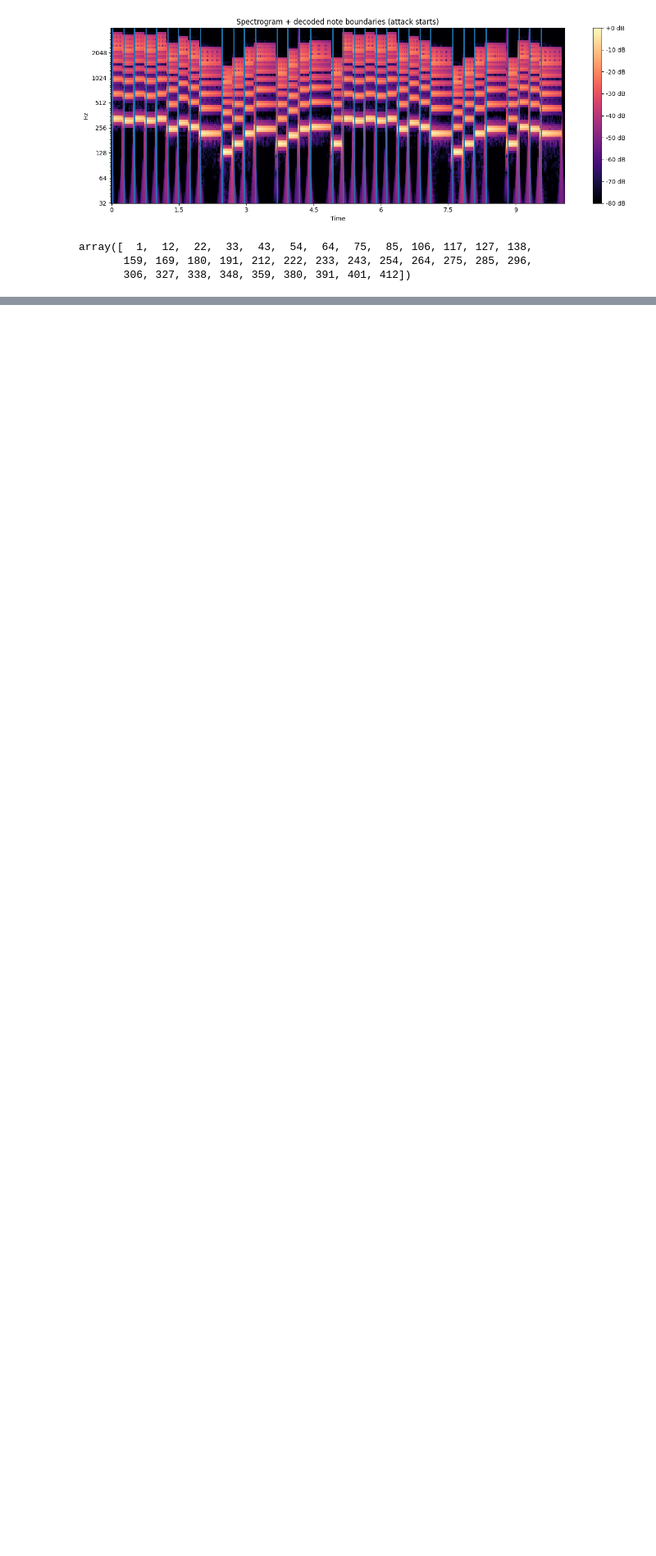
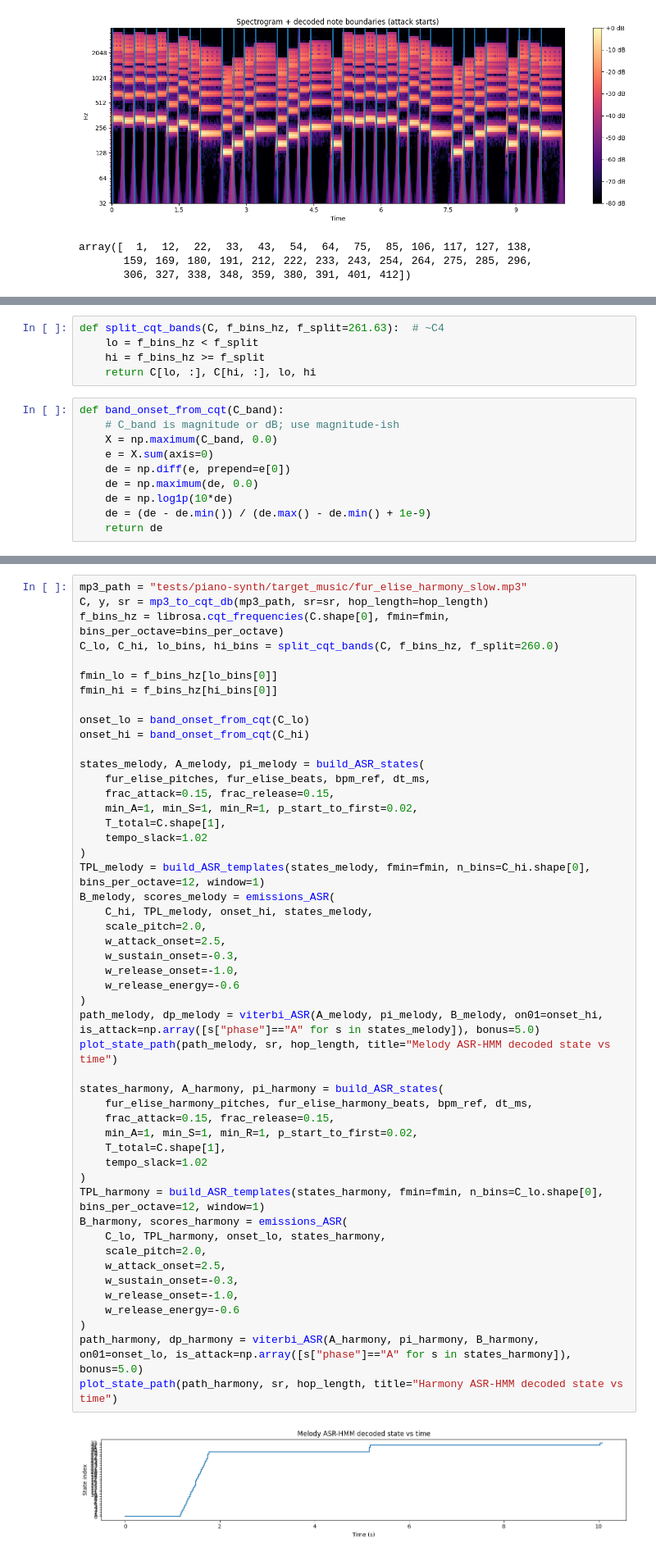
Before and after one commit to schakk34/piano_accuracy, a Jupyter notebook: HMM.ipynb, the cells around one changed output, grey strips where cells are left out. Shown at 82% size. Saved outputs shown, nothing was run; the diff lists cells and outputs as text; blank space fills up the shorter version.

```diff
--- a/HMM.ipynb
+++ b/HMM.ipynb
@@ -826,0 +833,15 @@ array([  1,  12,  22,  33,  43,  54,  64,  75,  85, 106, 117, 127, 138,
+# %%
+def split_cqt_bands(C, f_bins_hz, f_split=261.63):  # ~C4
+    lo = f_bins_hz < f_split
+    hi = f_bins_hz >= f_split
+    return C[lo, :], C[hi, :], lo, hi
+# %%
+def band_onset_from_cqt(C_band):
+    # C_band is magnitude or dB; use magnitude-ish
+    X = np.maximum(C_band, 0.0)
+    e = X.sum(axis=0)
+    de = np.diff(e, prepend=e[0])
+    de = np.maximum(de, 0.0)
+    de = np.log1p(10*de)
+    de = (de - de.min()) / (de.max() - de.min() + 1e-9)
+    return de
@@ -826,0 +883,51 @@ array([  1,  12,  22,  33,  43,  54,  64,  75,  85, 106, 117, 127, 138,
+# %%
+mp3_path = "tests/piano-synth/target_music/fur_elise_harmony_slow.mp3"
+C, y, sr = mp3_to_cqt_db(mp3_path, sr=sr, hop_length=hop_length)
+f_bins_hz = librosa.cqt_frequencies(C.shape[0], fmin=fmin, bins_per_octave=bins_per_octave)
+C_lo, C_hi, lo_bins, hi_bins = split_cqt_bands(C, f_bins_hz, f_split=260.0)
+
+fmin_lo = f_bins_hz[lo_bins[0]]
+fmin_hi = f_bins_hz[hi_bins[0]]
+
+onset_lo = band_onset_from_cqt(C_lo)
+onset_hi = band_onset_from_cqt(C_hi)
+
+states_melody, A_melody, pi_melody = build_ASR_states(
+    fur_elise_pitches, fur_elise_beats, bpm_ref, dt_ms,
+    frac_attack=0.15, frac_release=0.15,
+    min_A=1, min_S=1, min_R=1, p_start_to_first=0.02,
+    T_total=C.shape[1],
+    tempo_slack=1.02
+)
+TPL_melody = build_ASR_templates(states_melody, fmin=fmin, n_bins=C_hi.shape[0], bins_per_octave=12, window=1)
+B_melody, scores_melody = emissions_ASR(
+    C_hi, TPL_melody, onset_hi, states_melody,
+    scale_pitch=2.0,
+    w_attack_onset=2.5,
+    w_sustain_onset=-0.3,
+    w_release_onset=-1.0,
+    w_release_energy=-0.6
+)
+path_melody, dp_melody = viterbi_ASR(A_melody, pi_melody, B_melody, on01=onset_hi, is_attack=np.array([s["phase"]=="A" for s in states_melody]), bonus=5.0)
+plot_state_path(path_melody, sr, hop_length, title="Melody ASR-HMM decoded state vs time")
+
+states_harmony, A_harmony, pi_harmony = build_ASR_states(
+    fur_elise_harmony_pitches, fur_elise_harmony_beats, bpm_ref, dt_ms,
+    frac_attack=0.15, frac_release=0.15,
+    min_A=1, min_S=1, min_R=1, p_start_to_first=0.02,
+    T_total=C.shape[1],
+    tempo_slack=1.02
+)
+TPL_harmony = build_ASR_templates(states_harmony, fmin=fmin, n_bins=C_lo.shape[0], bins_per_octave=12, window=1)
+B_harmony, scores_harmony = emissions_ASR(
+    C_lo, TPL_harmony, onset_lo, states_harmony,
+    scale_pitch=2.0,
+    w_attack_onset=2.5,
+    w_sustain_onset=-0.3,
+    w_release_onset=-1.0,
+    w_release_energy=-0.6
+)
+path_harmony, dp_harmony = viterbi_ASR(A_harmony, pi_harmony, B_harmony, on01=onset_lo, is_attack=np.array([s["phase"]=="A" for s in states_harmony]), bonus=5.0)
+plot_state_path(path_harmony, sr, hop_length, title="Harmony ASR-HMM decoded state vs time")
+# %% [output]
+[figure, added]
```
Also changed, not shown: parts of 4 cells of this notebook.
